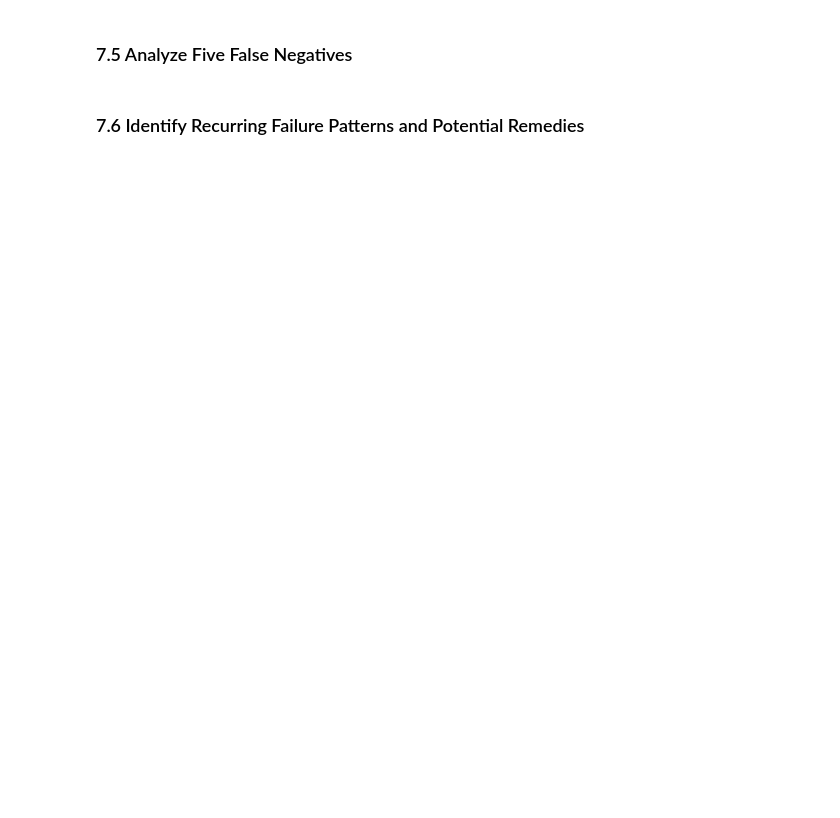
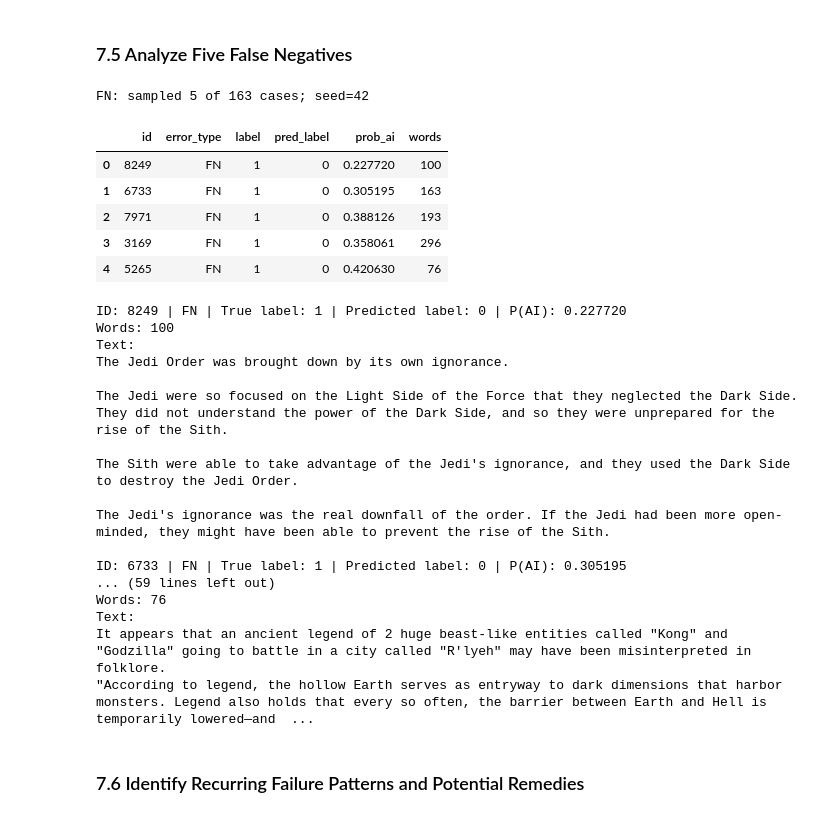
Before and after one commit to HsiangTNA/CS5785-AML-Kaggle-Challenge, a Jupyter notebook: Code/Human_or_AI_Text_Authorship_Classification.ipynb, the cells around one changed output. Drawn from its saved outputs; the diff is of its cells as text; code cells hidden in the pictures; blank space fills up the shorter version.

```diff
--- a/Code/Human_or_AI_Text_Authorship_Classification.ipynb
+++ b/Code/Human_or_AI_Text_Authorship_Classification.ipynb
@@ -2067,4 +3072,48 @@ Results saved to: /Users/zhanghaoxiang/Desktop/CS5785-AML-Kaggle-Challenge/outpu
 # %% [markdown]
 ### 7.5 Analyze Five False Negatives
+# %%
+fn_review = sample_error_cases(
+    error_type="FN",
+    n=5,
+    seed=SEED,
+)
+
+error_review = pd.concat(
+    [fp_review, fn_review],
+    ignore_index=True,
+)
+
+assert len(error_review) == 10
+assert error_review["id"].is_unique
+
+error_review.to_csv(
+    ERROR_DIR / "ten_error_cases.csv",
+    index=False,
+)
+# %% [output]
+FN: sampled 5 of 163 cases; seed=42
+|  | id | error_type | label | pred_label | prob_ai | words |
+| 0 | 8249 | FN | 1 | 0 | 0.227720 | 100 |
+| 1 | 6733 | FN | 1 | 0 | 0.305195 | 163 |
+| 2 | 7971 | FN | 1 | 0 | 0.388126 | 193 |
+| 3 | 3169 | FN | 1 | 0 | 0.358061 | 296 |
+| 4 | 5265 | FN | 1 | 0 | 0.420630 | 76 |
+ID: 8249 | FN | True label: 1 | Predicted label: 0 | P(AI): 0.227720
+Words: 100
+Text:
+The Jedi Order was brought down by its own ignorance.
+
+The Jedi were so focused on the Light Side of the Force that they neglected the Dark Side. They did not understand the power of the Dark Side, and so they were unprepared for the rise of the Sith.
+
+The Sith were able to take advantage of the Jedi's ignorance, and they used the Dark Side to destroy the Jedi Order.
+
+The Jedi's ignorance was the real downfall of the order. If the Jedi had been more open-minded, they might have been able to prevent the rise of the Sith.
+
+ID: 6733 | FN | True label: 1 | Predicted label: 0 | P(AI): 0.305195
+... (59 lines left out)
+Words: 76
+Text:
+It appears that an ancient legend of 2 huge beast-like entities called "Kong" and "Godzilla" going to battle in a city called "R'lyeh" may have been misinterpreted in folklore.
+"According to legend, the hollow Earth serves as entryway to dark dimensions that harbor monsters. Legend also holds that every so often, the barrier between Earth and Hell is temporarily lowered—and  ...
 # %% [markdown]
 ### 7.6 Identify Recurring Failure Patterns and Potential Remedies
```
Also changed, not shown: parts of 23 cells of this notebook.
